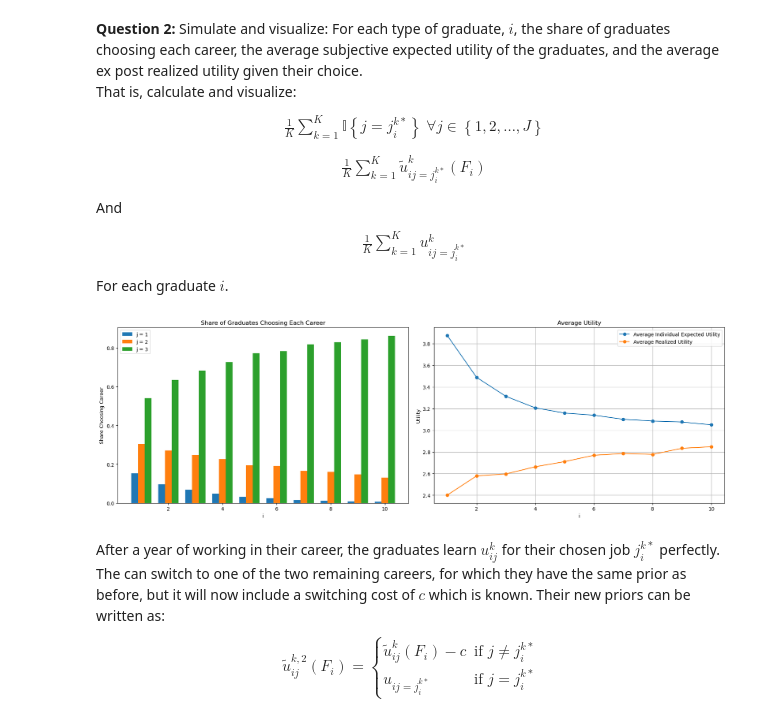
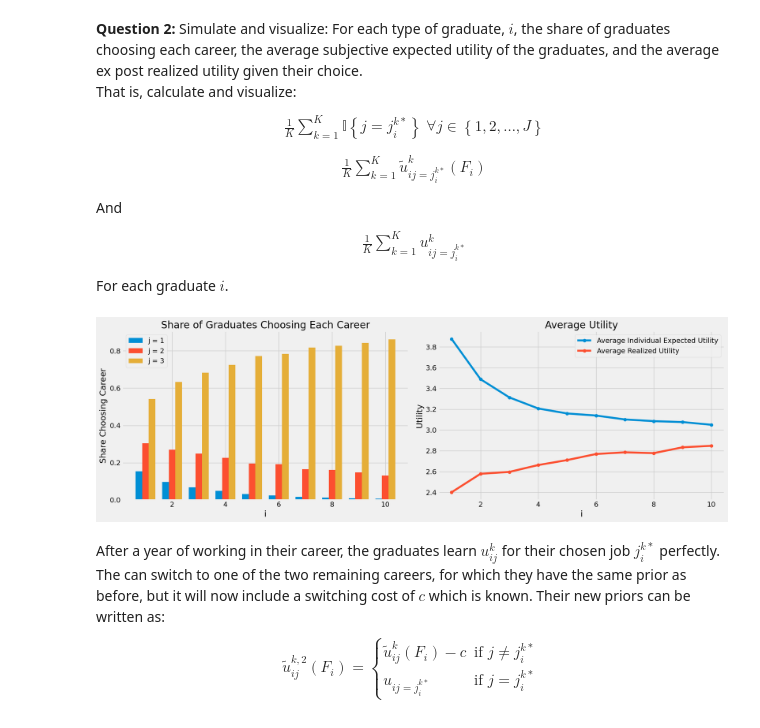
Before and after one commit to NumEconCopenhagen/projects-2024-a-j, a Jupyter notebook: examproject/exam_2024.ipynb, the cells around one changed output. Saved outputs shown, nothing was run; the diff lists cells and outputs as text; code cells hidden in the pictures.

```diff
--- a/examproject/exam_2024.ipynb
+++ b/examproject/exam_2024.ipynb
@@ -250,0 +216,3 @@ display(results)
+# %%
+problem2 = exam.Problem2()
+problem2.calculate_expected_utility()
@@ -285,75 +258,11 @@ $$
 \end{align*}
 $$
 For each graduate $i$.
-# %%
-# Defining class that draws noise terms for each freind, and calculates the expected utility
-def calculate_prior_expected_utility(v_j, F_i, sigma, K):
-    epsilon_friend = np.random.normal(0, sigma, (par.J, F_i, K))
-    prior_expected_utility = v_j[:, None] + np.mean(epsilon_friend, axis=1)
-    return prior_expected_utility
-
-
-# Simulating proces for all F
-collected_prior_expected_utilities = []
-
-for i in par.F:
-    prior_expected_utility = calculate_prior_expected_utility(par.v, i, par.sigma, par.K)
-    collected_prior_expected_utilities.append(np.mean(prior_expected_utility, axis=1))
-
-career_choices = np.zeros((par.N, par.K), dtype=int)
-ind_expected_utilities = np.zeros((par.N, par.K))
-realized_utilities = np.zeros((par.N, par.K))
-
-for i in range(par.N):
-    F_i = i + 1
-    prior_expected_utility = calculate_prior_expected_utility(par.v, F_i, par.sigma, par.K)
-    epsilon_graduate = np.random.normal(0, par.sigma, (par.J, par.K))
-
-    for k in range(par.K):
-        j_star = np.argmax(prior_expected_utility[:, k])
-        career_choices[i, k] = j_star
-        ind_expected_utilities[i, k] = prior_expected_utility[j_star, k]
-        realized_utilities[i, k] = par.v[j_star] + epsilon_graduate[j_star, k]
-
-# Calculations for visualization
-career_share = np.zeros((par.N, par.J))
-average_ind_utility = np.zeros(par.N)
-average_realized_utility = np.zeros(par.N)
-
-for i in range(par.N):
-    for j in range(par.J):
-        career_share[i, j] = np.mean(career_choices[i] == j)
-    average_ind_utility[i] = np.mean(ind_expected_utilities[i])
-    average_realized_utility[i] = np.mean(realized_utilities[i])
-
-# Plotting graphs
-fig, axes = plt.subplots(nrows=1, ncols=2, figsize=(18, 6))
-
-# Share of graduates choosing each career
-width = 0.25
-x = np.arange(par.N) + 1
-axes[0].bar(x - width, career_share[:, 0], width, label='j = 1')
-axes[0].bar(x, career_share[:, 1], width, label='j = 2')
-axes[0].bar(x + width, career_share[:, 2], width, label='j = 3')
-axes[0].set_xlabel('i')
-axes[0].set_ylabel('Share Choosing Career')
-axes[0].set_title('Share of Graduates Choosing Each Career')
-axes[0].legend()
-
-# Average subjective expected utility and ex post realized utility
-axes[1].plot(x, average_ind_utility, marker='o', label='Average Individual Expected Utility')
-axes[1].plot(x, average_realized_utility, marker='o', label='Average Realized Utility')
-axes[1].set_xlabel('i')
-axes[1].set_ylabel('Utility')
-axes[1].set_title('Average Utility')
-axes[1].legend()
-axes[1].grid(True)
-
-plt.style.use('fivethirtyeight')
-plt.tight_layout()
-plt.show()
-# %% [output]
-[figure, removed]
+# %%
+problem2.simulate_process()
+problem2.plot_results()
+# %% [output]
+[figure, added]
 # %% [markdown]
 After a year of working in their career, the graduates learn $u^k_{ij}$ for their chosen job $j_i^{k*}$ perfectly. <br>
 The can switch to one of the two remaining careers, for which they have the same prior as before, but it will now include a switching cost of $c$ which is known.
```
Also changed, not shown: parts of 10 cells of this notebook, 1 other file.
